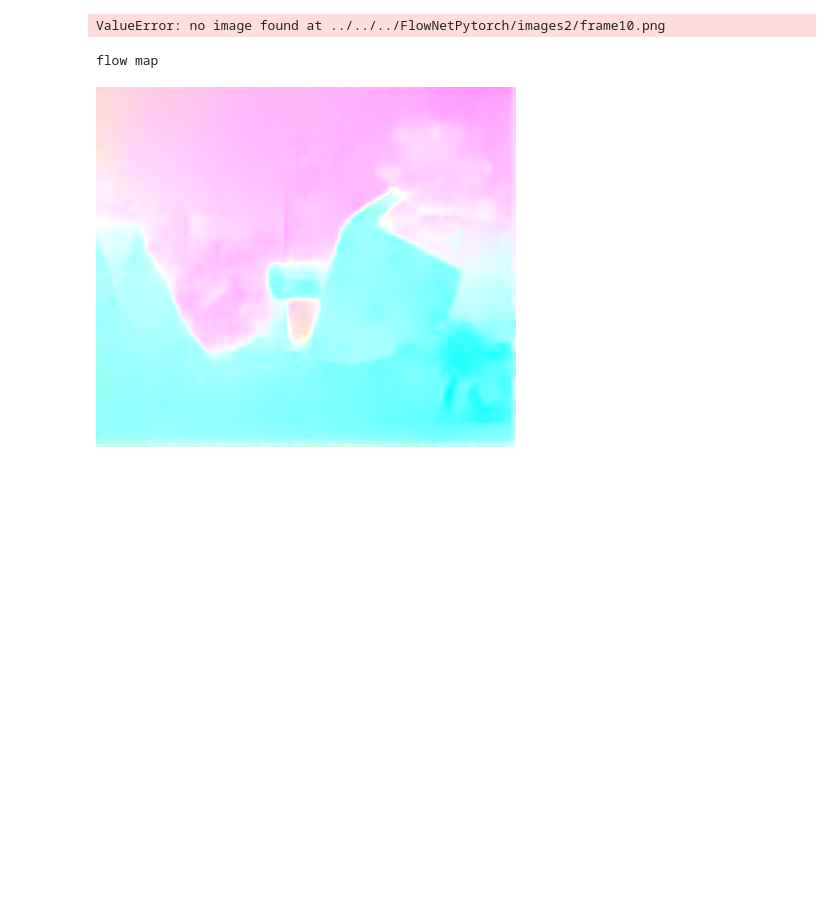
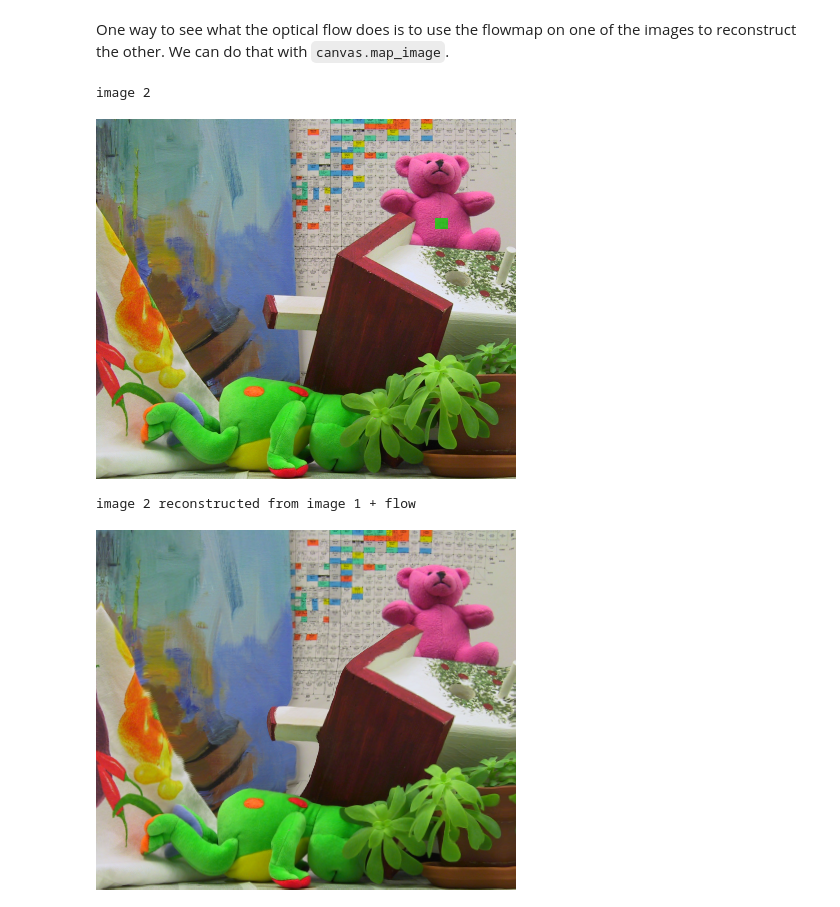
Before and after one commit to ml4a/ml4a, a Jupyter notebook: examples/models/FlowNetPytorch.ipynb, the cells around one changed output. Drawn from its saved outputs; the diff is of its cells as text; code cells hidden in the pictures; blank space fills up the shorter version.

```diff
--- a/examples/models/FlowNetPytorch.ipynb
+++ b/examples/models/FlowNetPytorch.ipynb
@@ -0,0 +18,8 @@
+# %%
+from ml4a import image
+
+# ml4a comes with these two sample images to demonstrate optical low
+img1 = image.load_sample_image('teddybear_frame1.png')
+img2 = image.load_sample_image('teddybear_frame2.png')
+
+image.display([img1, img2])
@@ -1,33 +43,18 @@
+# %% [markdown]
+One way to see what the optical flow does is to use the flowmap on one of the images to reconstruct the other. We can do that with `canvas.map_image`.
 # %%
-%load_ext autoreload
-%autoreload 2
-
-import cv2
-import numpy as np
-
-from ml4a import image
 from ml4a.canvas import canvas
-from ml4a.models import flownet
-
-img1 = image.load_image('../../../FlowNetPytorch/images2/frame10.png')
-img2 = image.load_image('../../../FlowNetPytorch/images2/frame11.png')
-
-flow = flownet.run(img1, img2)
-flow = flownet.blur(flow, blur_times=10)
 
 mapping_1to2 = flownet.flow_to_mapping(-flow)
 mapping_2to1 = flownet.flow_to_mapping(flow)
 
 img2_reconstructed = canvas.map_image(img1, mapping_1to2)
 img1_reconstructed = canvas.map_image(img2, mapping_2to1)
 
 image.display(img2, title="image 2")
 image.display(img2_reconstructed, title="image 2 reconstructed from image 1 + flow")
 # %% [output]
-ValueError: no image found at ../../../FlowNetPytorch/images2/frame10.png
+image 2
+[figure, added]
+image 2 reconstructed from image 1 + flow
+[figure, added]
-# %%
-rgb_flow = flownet.run(img1, img2, to_rgb=True)
-image.display(rgb_flow, title='flow map')
-# %% [output]
-flow map
-[figure, removed]
```
Also changed, not shown: parts of 8 cells of this notebook, 17 other files.
